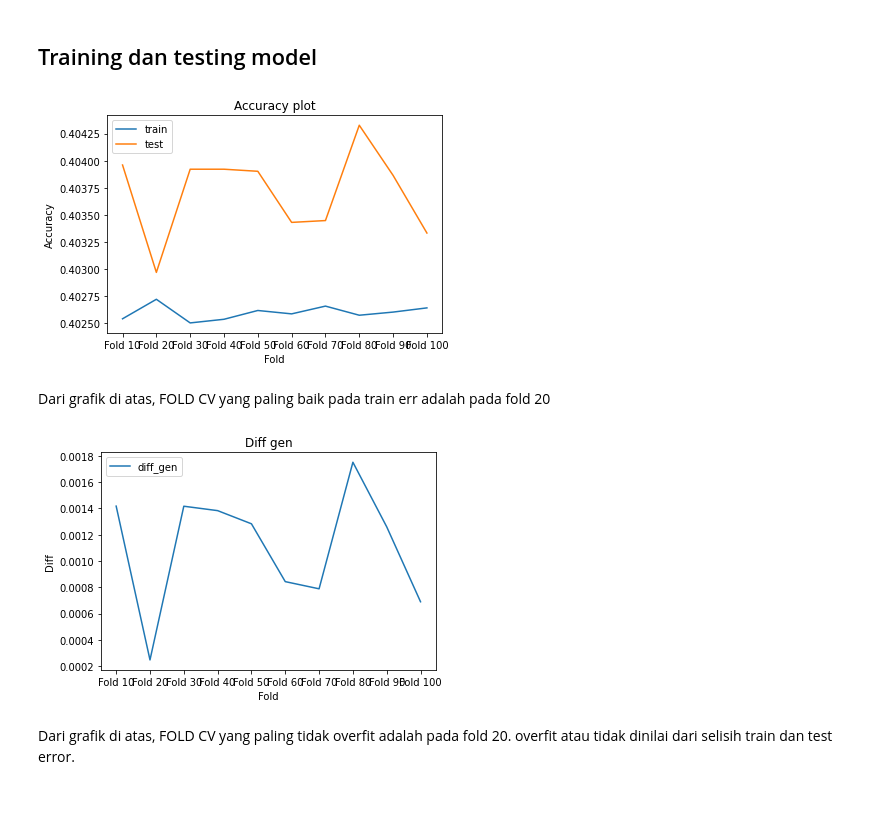
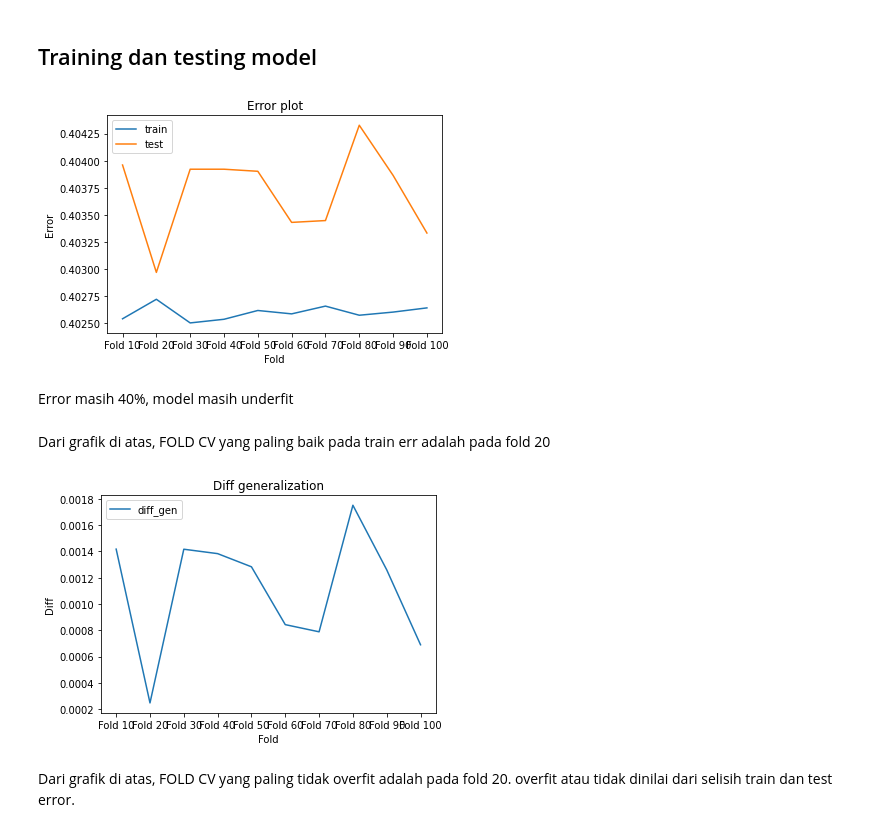
Before and after one commit to diaztomo/kuliah-sendiri-ML-DL-DLL-, a Jupyter notebook: 001. Cross_validtaion.ipynb, the cells around one changed output. Cells and saved outputs as stored; diff of their text form; code cells hidden in the pictures; blank space fills up the shorter version.

```diff
--- a/001. Cross_validtaion.ipynb
+++ b/001. Cross_validtaion.ipynb
@@ -141,26 +141,28 @@ plt.plot(fold,test, label = "test")
 
 
 plt.xlabel("Fold")
-plt.ylabel("Accuracy")
-plt.title("Accuracy plot")
+plt.ylabel("Error")
+plt.title("Error plot")
 plt.legend()
 
 plt.show()
 # %% [output]
-[figure, old version]
+[figure, new version]
+# %% [markdown]
+Error masih 40%, model masih underfit
 # %% [markdown]
 Dari grafik di atas, FOLD CV yang paling baik pada train err adalah pada fold 20
 # %%
 plt.plot(fold,general.values(),label = "diff_gen")
 
 plt.xlabel("Fold")
 plt.ylabel("Diff")
-plt.title("Diff gen")
+plt.title("Diff generalization")
 plt.legend()
 
 plt.show()
 # %% [output]
-[figure, old version]
+[figure, new version]
 # %% [markdown]
 Dari grafik di atas, FOLD CV yang paling tidak overfit adalah pada fold 20. overfit atau tidak dinilai dari selisih train dan test error.
 # %% [markdown]
```
Also changed, not shown: parts of 2 cells of this notebook.
